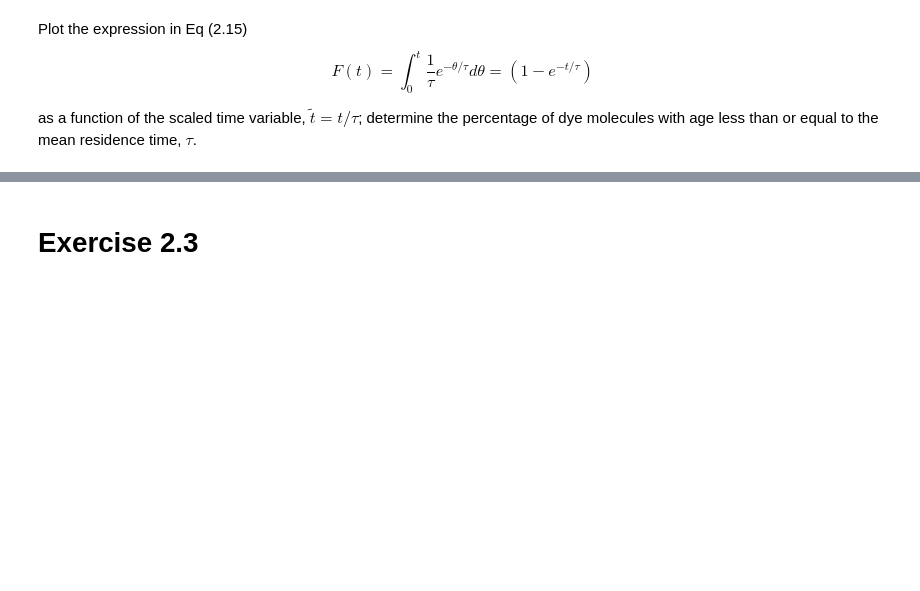
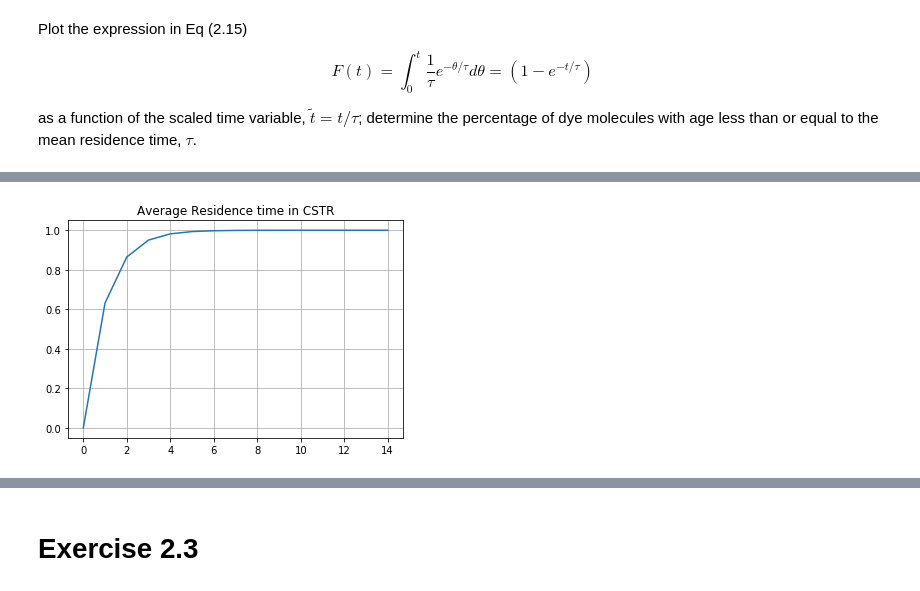
Before and after one commit to ayushi-b/Random_Phenomena_by_Babatunde_Ogunnaike, a Jupyter notebook: Chapter 2/Chapter 2.ipynb, the cells around one changed output, grey strips where cells are left out. Saved outputs shown, nothing was run; the diff lists cells and outputs as text; code cells hidden in the pictures; blank space fills up the shorter version.

```diff
--- a/Chapter 2/Chapter 2.ipynb
+++ b/Chapter 2/Chapter 2.ipynb
@@ -150,0 +87,14 @@ as a function of the scaled time variable, $\tilde{t} = t/\tau$; determine the p
+# %%
+def eq2(tilde_t):
+    return (1 - np.exp(-tilde_t))
+
+lim = 15
+x = range(lim)
+y = [eq2(val) for val in x]
+
+plt.plot(x,y)
+plt.grid(True)
+plt.title("Average Residence time in CSTR")
+plt.show()
+# %% [output]
+[figure, added]
```
Also changed, not shown: parts of 10 cells of this notebook.
